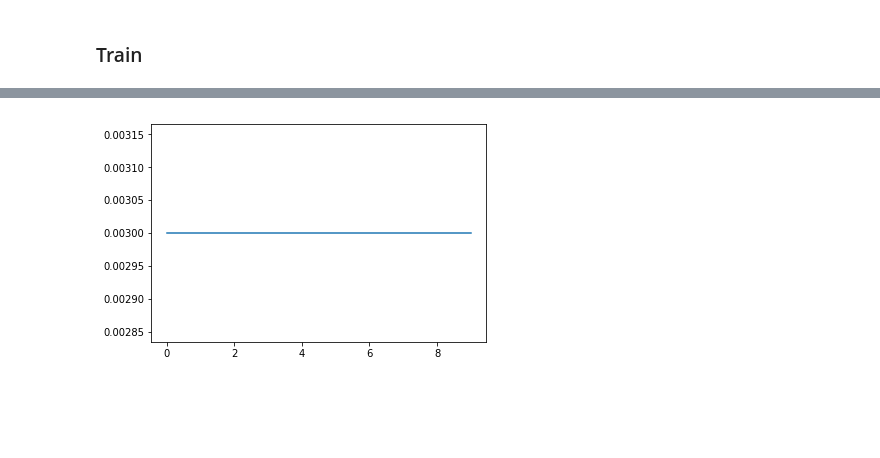
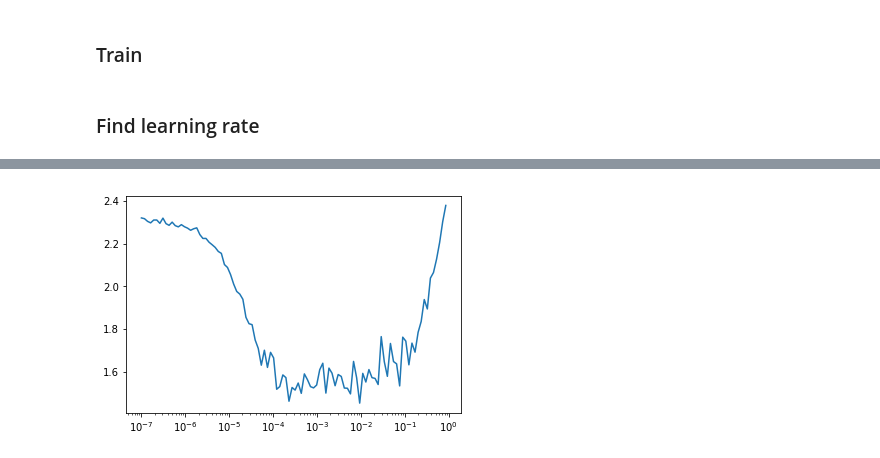
Before and after one commit to exitudio/research-ai, a Jupyter notebook: experiment/pytorch/my_experiment/2_fastai_functions.ipynb, the cells around one changed output, grey strips where cells are left out. Saved outputs shown, nothing was run; the diff lists cells and outputs as text; code cells hidden in the pictures; blank space fills up the shorter version.

```diff
--- a/experiment/pytorch/my_experiment/2_fastai_functions.ipynb
+++ b/experiment/pytorch/my_experiment/2_fastai_functions.ipynb
@@ -86,11 +88,11 @@ for param_group in optimizer.param_groups:
 optimizer = optim.Adam(model.parameters(), lr=0.001)
 # %% [markdown]
 ### Train
+# %% [markdown]
+### Find learning rate
 # %%
 from exitai.learner import Learner
+model = RestNet.ResNet18().to(device)
 learner = Learner(data_loader_train, data_loader_test, model, criterion)
-
-# test
-learner.fit(0.003, 5, 0)
-# learner.lr_find(1e-4, 1, 2)
+learner.lr_find(1e-7, 1)
 # %% [output]
@@ -113 +99 @@ b
-[figure, old version]
+[figure, new version]
```
Also changed, not shown: parts of 7 cells of this notebook, 1 other file.
